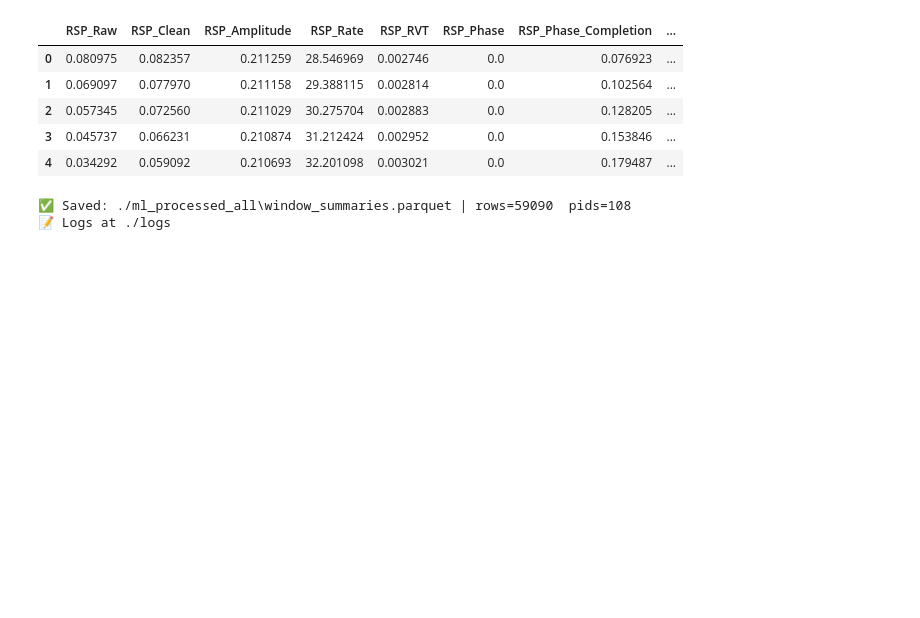
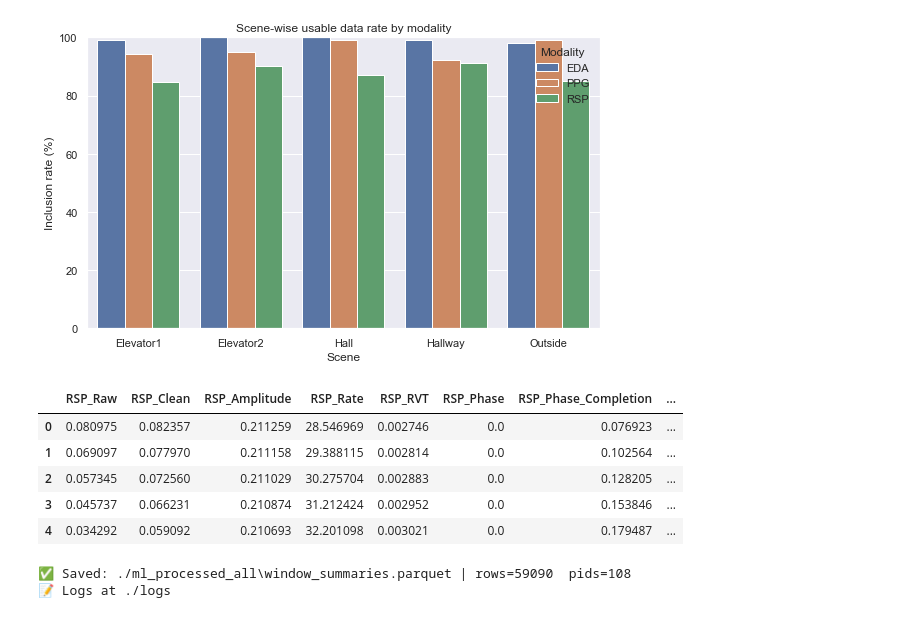
Before and after one commit to Catonpancake/sdphysiology, a Jupyter notebook: physiologycheck.ipynb, the cells around one changed output. Saved outputs shown, nothing was run; the diff lists cells and outputs as text; code cells hidden in the pictures; blank space fills up the shorter version.

```diff
--- a/physiologycheck.ipynb
+++ b/physiologycheck.ipynb
@@ -38,3 +269,24 @@ physiologyprocess_scene(
+# %%
+plt.figure(figsize=(8, 5))
+
+sns.barplot(
+    data=summary_long,
+    x="Scene",
+    y="include_rate",
+    hue="modality",
+    order=SCENE_ORDER
+)
+
+plt.ylabel("Inclusion rate (%)")
+plt.xlabel("Scene")
+plt.title("Scene-wise usable data rate by modality")
+plt.ylim(0, 100)
+plt.legend(title="Modality", frameon=False)
+plt.tight_layout()
+
+plt.show()
+# %% [output]
+[figure, added]
 # %%
 BASE_PATH = r"D:/LabRoom/SDPhysiology/Data/processed_individual_anonymized"
 
```
Also changed, not shown: parts of 3 cells of this notebook, 6 other files.
